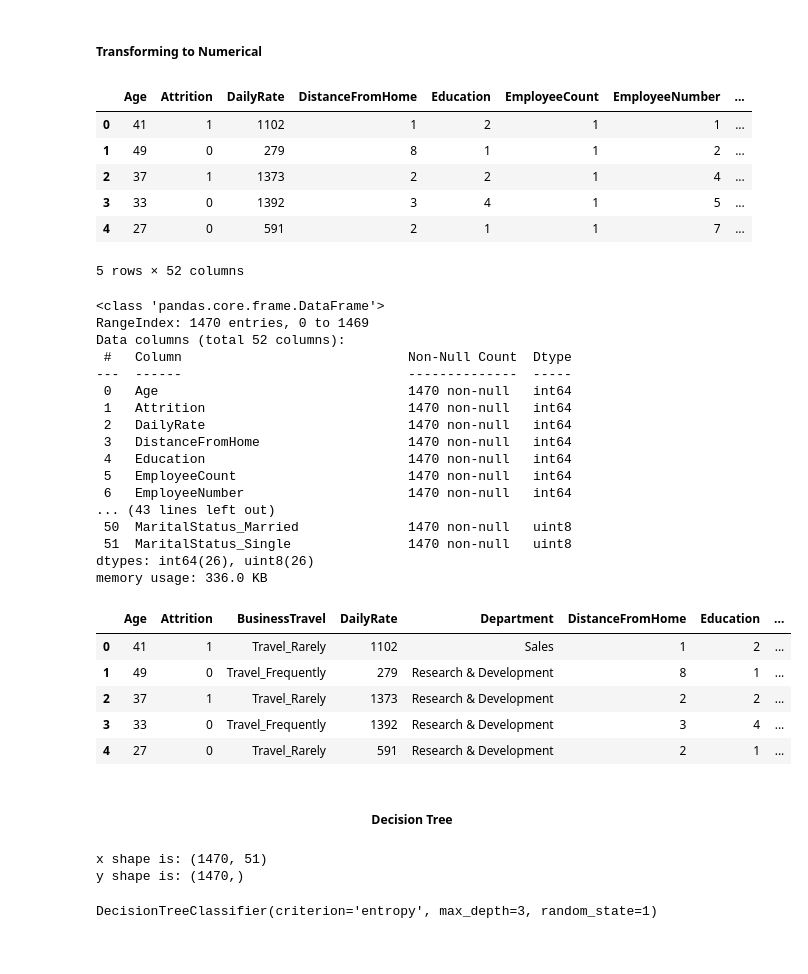
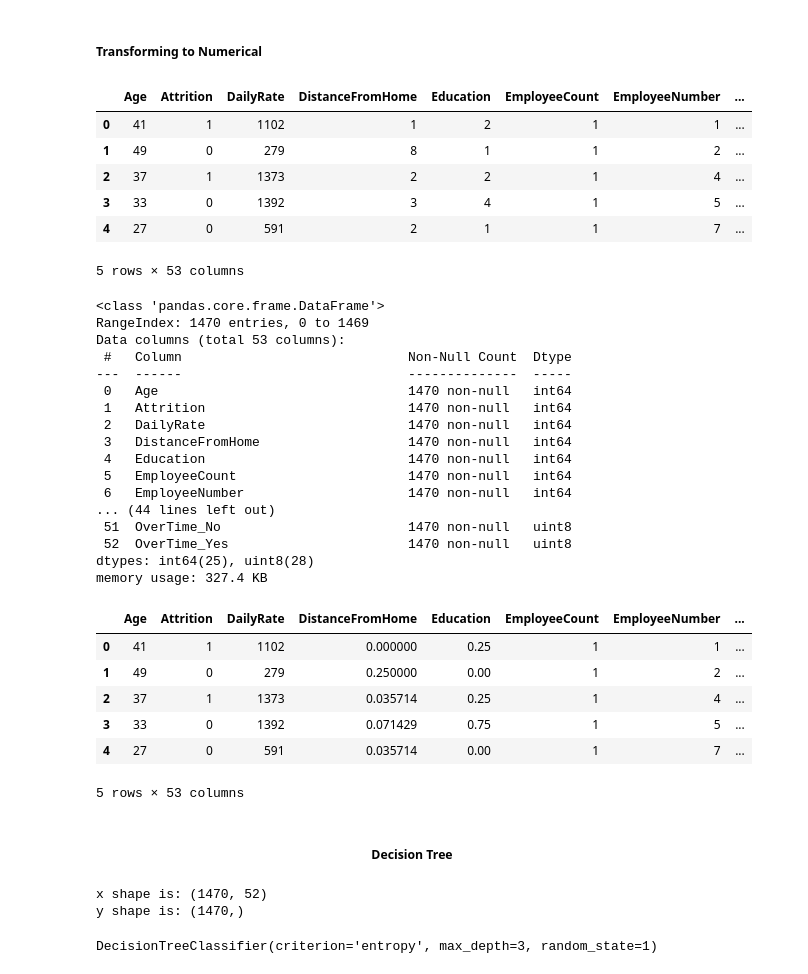
Before and after one commit to gabrielalastra/HR_Analysis, a Jupyter notebook: lookingforPatterns_plus_DecisionTree.ipynb, the cells around one changed output. Cells and saved outputs as stored; diff of their text form; code cells hidden in the pictures.

```diff
--- a/lookingforPatterns_plus_DecisionTree.ipynb
+++ b/lookingforPatterns_plus_DecisionTree.ipynb
@@ -23,6 +23,8 @@ df
 | 1468 | 49 | No | Travel_Frequently | 1023 | Sales | 2 | 3 | ... |
 | 1469 | 34 | No | Travel_Rarely | 628 | Research & Development | 8 | 3 | ... |
 1470 rows × 35 columns
+# %%
+df=df.drop(columns=['Over18', 'StandardHours'])
 # %%
 plt.figure(figsize=[15,10])
 sns.heatmap(df.corr())
@@ -378,11 +396,11 @@ df['Attrition'] = df['Attrition'].replace({'Yes' : 1,
 # %%
 df2=df.copy()
 # %%
-df2=df2.drop(columns=['Over18','OverTime', 'StockOptionLevel']) #using with and without StockOptionLevel
+df2=df2.drop(columns=['StockOptionLevel']) #using with and without StockOptionLevel
 # %% [markdown]
 <h5>Transforming to Numerical</h5>
 # %%
-df3 = pd.get_dummies(df2,columns=['EducationField', 'BusinessTravel', 'Department','Gender', 'JobRole', 'MaritalStatus'])
+df3 = pd.get_dummies(df2,columns=['EducationField', 'BusinessTravel', 'Department','Gender', 'JobRole', 'MaritalStatus', 'OverTime'])
 # %%
 df3.head()
 # %% [output]
@@ -392,13 +410,13 @@ df3.head()
 | 2 | 37 | 1 | 1373 | 2 | 2 | 1 | 4 | ... |
 | 3 | 33 | 0 | 1392 | 3 | 4 | 1 | 5 | ... |
 | 4 | 27 | 0 | 591 | 2 | 1 | 1 | 7 | ... |
-5 rows × 52 columns
+5 rows × 53 columns
 # %%
 df3.info()
 # %% [output]
 <class 'pandas.core.frame.DataFrame'>
 RangeIndex: 1470 entries, 0 to 1469
-Data columns (total 52 columns):
+Data columns (total 53 columns):
  #   Column                             Non-Null Count  Dtype
 ---  ------                             --------------  -----
  0   Age                                1470 non-null   int64
@@ -408,26 +426,27 @@ Data columns (total 52 columns):
  4   Education                          1470 non-null   int64
  5   EmployeeCount                      1470 non-null   int64
  6   EmployeeNumber                     1470 non-null   int64
-... (43 lines left out)
- 50  MaritalStatus_Married              1470 non-null   uint8
- 51  MaritalStatus_Single               1470 non-null   uint8
-dtypes: int64(26), uint8(26)
-memory usage: 336.0 KB
+... (44 lines left out)
+ 51  OverTime_No                        1470 non-null   uint8
+ 52  OverTime_Yes                       1470 non-null   uint8
+dtypes: int64(25), uint8(28)
+memory usage: 327.4 KB
 # %%
 from sklearn.preprocessing import MinMaxScaler
 
-scale_vars = ['MonthlyIncome','MonthlyRate','NumCompaniesWorked', 'PercentSalaryHike', 'PerformanceRating', 'RelationshipSatisfaction', 'WorkLifeBalance',   ]
+scale_vars = ['DistanceFromHome','Education','EnvironmentSatisfaction', 'JobSatisfaction', 'PerformanceRating', 'RelationshipSatisfaction', 'WorkLifeBalance',   ]
 scaler = MinMaxScaler()
 
 df3[scale_vars] = scaler.fit_transform(df3[scale_vars])
 df3.head()
 # %% [output]
-|  | Age | Attrition | BusinessTravel | DailyRate | Department | DistanceFromHome | Education | ... |
-| 0 | 41 | 1 | Travel_Rarely | 1102 | Sales | 1 | 2 | ... |
-| 1 | 49 | 0 | Travel_Frequently | 279 | Research & Development | 8 | 1 | ... |
-| 2 | 37 | 1 | Travel_Rarely | 1373 | Research & Development | 2 | 2 | ... |
-| 3 | 33 | 0 | Travel_Frequently | 1392 | Research & Development | 3 | 4 | ... |
-| 4 | 27 | 0 | Travel_Rarely | 591 | Research & Development | 2 | 1 | ... |
+|  | Age | Attrition | DailyRate | DistanceFromHome | Education | EmployeeCount | EmployeeNumber | ... |
+| 0 | 41 | 1 | 1102 | 0.000000 | 0.25 | 1 | 1 | ... |
+| 1 | 49 | 0 | 279 | 0.250000 | 0.00 | 1 | 2 | ... |
+| 2 | 37 | 1 | 1373 | 0.035714 | 0.25 | 1 | 4 | ... |
+| 3 | 33 | 0 | 1392 | 0.071429 | 0.75 | 1 | 5 | ... |
+| 4 | 27 | 0 | 591 | 0.035714 | 0.00 | 1 | 7 | ... |
+5 rows × 53 columns
 # %% [markdown]
 <h5 align='center'>Decision Tree</h5>
 # %%
@@ -436,7 +455,7 @@ y = df3['Attrition'].values #target selector
 print('x shape is: {}'.format(np.shape(x)))
 print('y shape is: {}'.format(np.shape(y)))
 # %% [output]
-x shape is: (1470, 51)
+x shape is: (1470, 52)
 y shape is: (1470,)
 # %%
 from sklearn.model_selection import train_test_split
```
Also changed, not shown: parts of 14 cells of this notebook.
